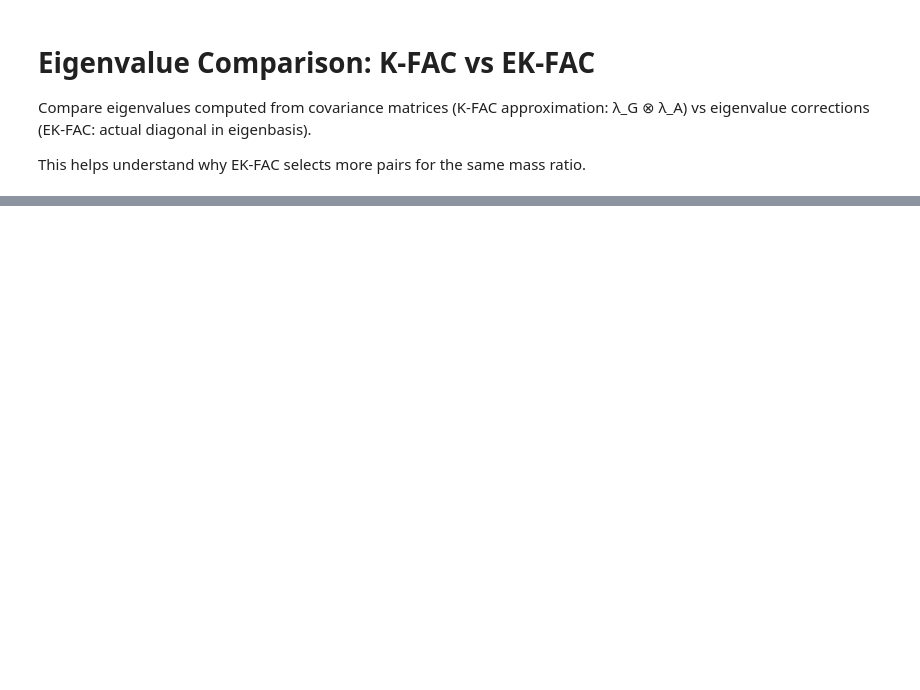
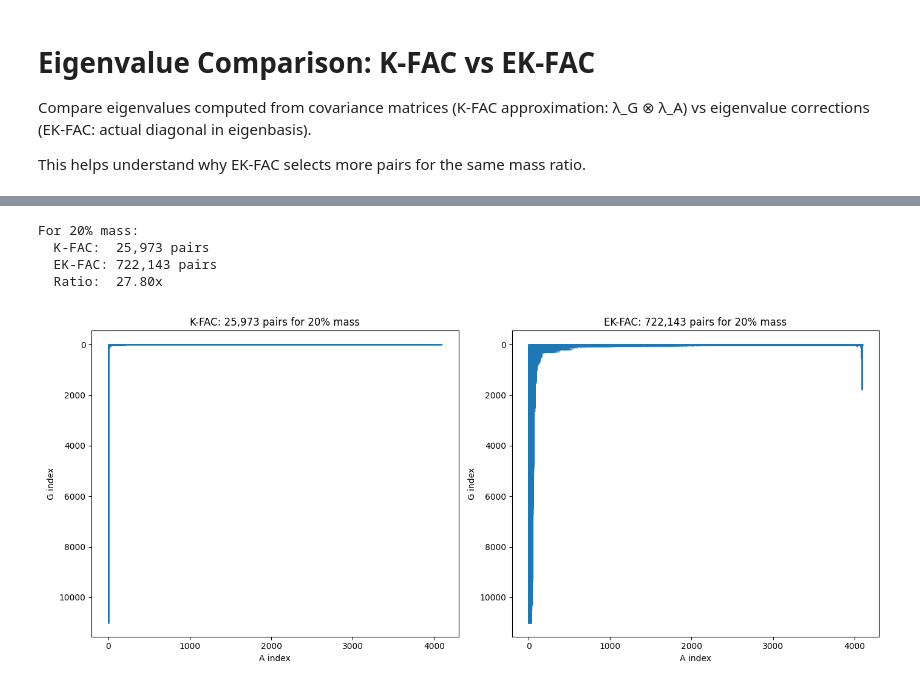
Before and after one commit to smarter/bergson, a Jupyter notebook: memorization_kfac/notebooks/eigenvalue_comparison.ipynb, the cells around one changed output, grey strips where cells are left out. Saved outputs shown, nothing was run; the diff lists cells and outputs as text; code cells hidden in the pictures; blank space fills up the shorter version.

```diff
--- a/memorization_kfac/notebooks/eigenvalue_comparison.ipynb
+++ b/memorization_kfac/notebooks/eigenvalue_comparison.ipynb
@@ -111,0 +149,17 @@ print(f"EK-FAC total mass: {ekfac_matrix.sum().item():.6f}")
+# %%
+x = lambda_corr[layer_key].float() / total_processed_lambda #ekfac_matrix
+k = 100
+
+#torch.set_printoptions(threshold=100)
+
+# 1) top-k on flattened tensor
+vals, flat_idx = x.flatten().topk(k)
+
+# 2) convert flat indices -> (row, col)
+rows = flat_idx // x.size(1)
+cols = flat_idx %  x.size(1)
+
+# rows, cols are the indices; vals are the corresponding values
+print(vals)          # top-k values
+#idx2d = torch.stack((rows, cols), dim=1)
+print(cols[cols < 4000])
@@ -229,19 +316,21 @@ plt.show()
 # %%
 # Analyze the structure of top pairs
 def get_top_pairs(matrix, ratio):
-    flat = matrix.flatten()
-    sorted_vals, sorted_indices = torch.sort(flat, descending=True)
-    cumsum = torch.cumsum(sorted_vals, dim=0)
-    target = ratio * cumsum[-1]
-    k = (cumsum >= target).nonzero()[0].item() + 1
+   flat = matrix.flatten()
+   sorted_vals, sorted_indices = torch.sort(flat, descending=True)
+   # Use float64 for cumsum to avoid precision loss with millions of elements
+   sorted_vals_f64 = sorted_vals.double()
+   cumsum = torch.cumsum(sorted_vals_f64, dim=0)
+   target = ratio * cumsum[-1]
+   k = (cumsum >= target).nonzero()[0].item() + 1
 
-    n = matrix.shape[1]
-    selected = sorted_indices[:k]
-    rows = (selected // n).numpy()
-    cols = (selected % n).numpy()
-    return rows, cols, k
+   n = matrix.shape[1]
+   selected = sorted_indices[:k]
+   rows = (selected // n).numpy()
+   cols = (selected % n).numpy()
+   return rows, cols, k
 
-ratio = 0.6
+ratio = 0.2
 kfac_rows, kfac_cols, kfac_k = get_top_pairs(kfac_matrix, ratio)
 ekfac_rows, ekfac_cols, ekfac_k = get_top_pairs(ekfac_matrix, ratio)
 
@@ -249,25 +338,32 @@ print(f"For {ratio:.0%} mass:")
 print(f"  K-FAC:  {kfac_k:,} pairs")
 print(f"  EK-FAC: {ekfac_k:,} pairs")
 print(f"  Ratio:  {ekfac_k/kfac_k:.2f}x")
+# %% [output]
+For 20% mass:
+  K-FAC:  25,973 pairs
+  EK-FAC: 722,143 pairs
+  Ratio:  27.80x
 # %%
 # Visualize which pairs are selected
 fig, axes = plt.subplots(1, 2, figsize=(14, 6))
 
 # K-FAC selection pattern
 ax = axes[0]
 ax.scatter(kfac_cols, kfac_rows, s=0.1, alpha=0.5)
 ax.set_xlabel('A index')
 ax.set_ylabel('G index')
-ax.set_title(f'K-FAC: {kfac_k:,} pairs for 60% mass')
+ax.set_title(f'K-FAC: {kfac_k:,} pairs for {ratio:.0%} mass')
 ax.invert_yaxis()
 
 # EK-FAC selection pattern
 ax = axes[1]
 ax.scatter(ekfac_cols, ekfac_rows, s=0.1, alpha=0.5)
 ax.set_xlabel('A index')
 ax.set_ylabel('G index')
-ax.set_title(f'EK-FAC: {ekfac_k:,} pairs for 60% mass')
+ax.set_title(f'EK-FAC: {ekfac_k:,} pairs for {ratio:.0%} mass')
 ax.invert_yaxis()
 
 plt.tight_layout()
 plt.show()
+# %% [output]
+[figure, added]
```
Also changed, not shown: parts of 15 cells of this notebook.
